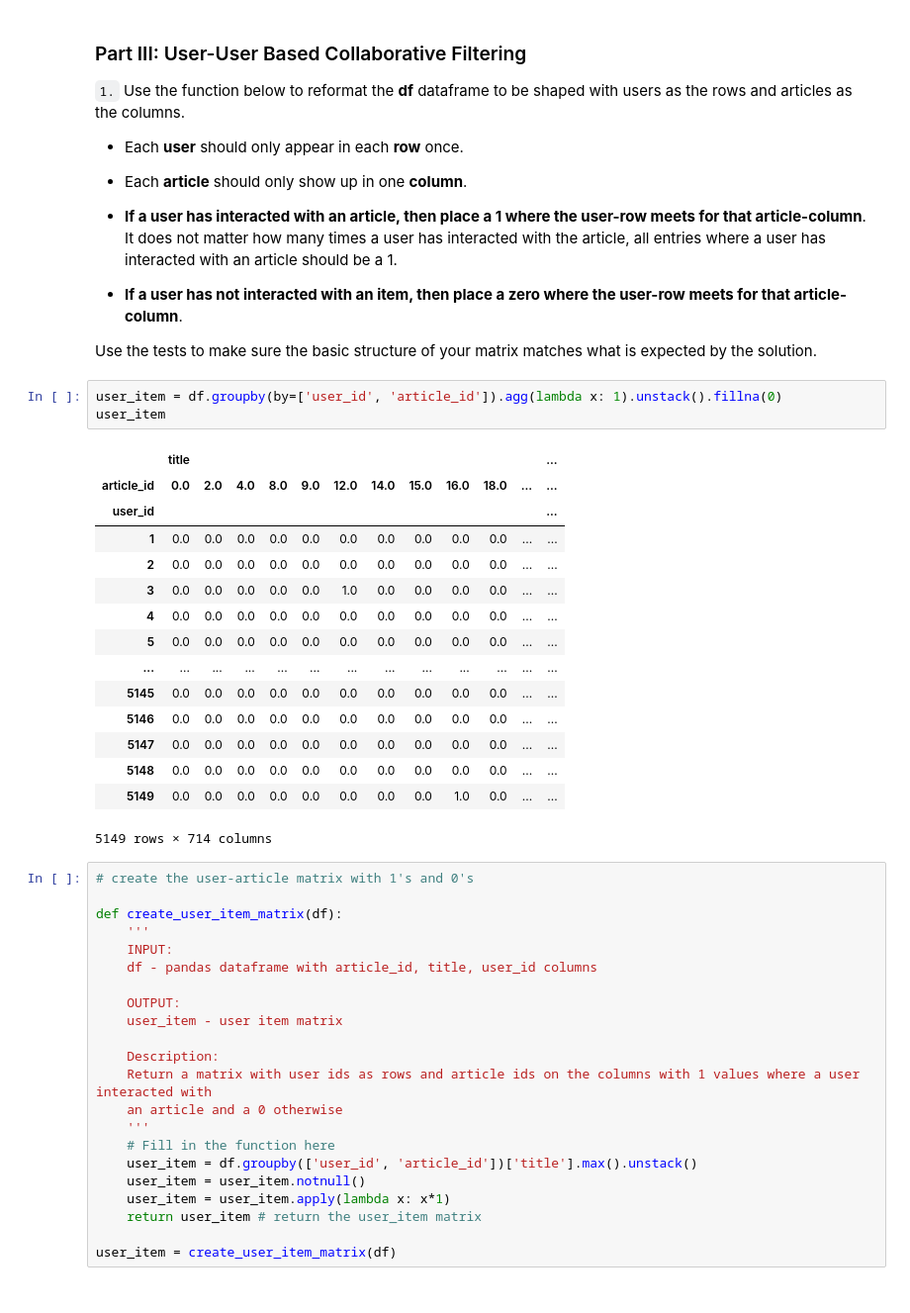
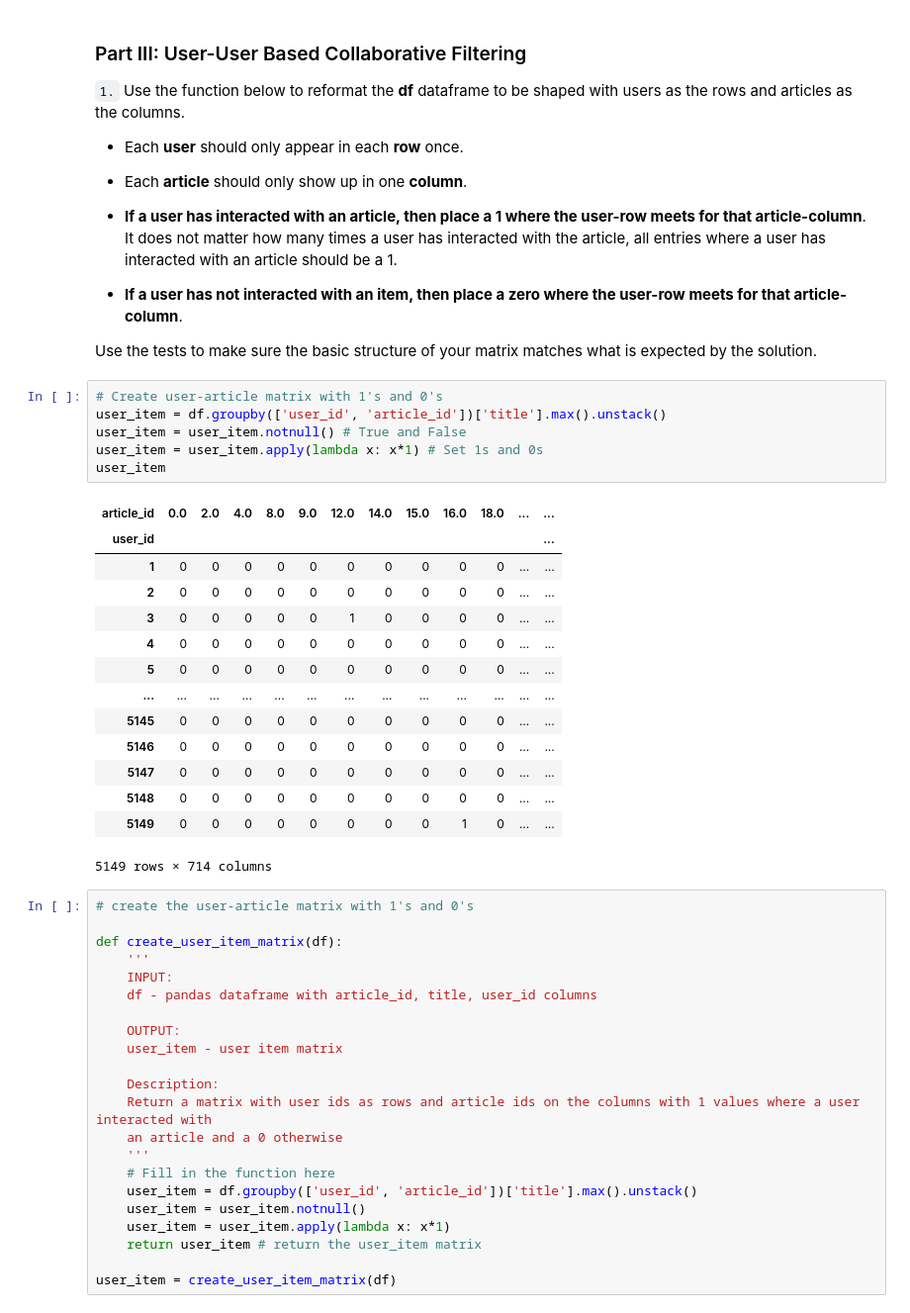
Before and after one commit to peterle93/Recommendations-with-IBM, a Jupyter notebook: Recommendations_with_IBM.ipynb, the cells around one changed output. Shown at 99% size. Cells and saved outputs as stored; diff of their text form.

```diff
--- a/Recommendations_with_IBM.ipynb
+++ b/Recommendations_with_IBM.ipynb
@@ -331,25 +329,27 @@ Your top_20 looks like the solution list! Nice job.
 * **If a user has not interacted with an item, then place a zero where the user-row meets for that article-column**.
 
 Use the tests to make sure the basic structure of your matrix matches what is expected by the solution.
-# %%
-user_item = df.groupby(by=['user_id', 'article_id']).agg(lambda x: 1).unstack().fillna(0)
-user_item
-# %% [output]
-|  | title |  |  |  |  |  |  |  |  |  |  | ... |
-| article_id | 0.0 | 2.0 | 4.0 | 8.0 | 9.0 | 12.0 | 14.0 | 15.0 | 16.0 | 18.0 | ... | ... |
-| user_id |  |  |  |  |  |  |  |  |  |  |  | ... |
-| 1 | 0.0 | 0.0 | 0.0 | 0.0 | 0.0 | 0.0 | 0.0 | 0.0 | 0.0 | 0.0 | ... | ... |
-| 2 | 0.0 | 0.0 | 0.0 | 0.0 | 0.0 | 0.0 | 0.0 | 0.0 | 0.0 | 0.0 | ... | ... |
-| 3 | 0.0 | 0.0 | 0.0 | 0.0 | 0.0 | 1.0 | 0.0 | 0.0 | 0.0 | 0.0 | ... | ... |
-| 4 | 0.0 | 0.0 | 0.0 | 0.0 | 0.0 | 0.0 | 0.0 | 0.0 | 0.0 | 0.0 | ... | ... |
-| 5 | 0.0 | 0.0 | 0.0 | 0.0 | 0.0 | 0.0 | 0.0 | 0.0 | 0.0 | 0.0 | ... | ... |
-| ... | ... | ... | ... | ... | ... | ... | ... | ... | ... | ... | ... | ... |
-| 5145 | 0.0 | 0.0 | 0.0 | 0.0 | 0.0 | 0.0 | 0.0 | 0.0 | 0.0 | 0.0 | ... | ... |
-| 5146 | 0.0 | 0.0 | 0.0 | 0.0 | 0.0 | 0.0 | 0.0 | 0.0 | 0.0 | 0.0 | ... | ... |
-| 5147 | 0.0 | 0.0 | 0.0 | 0.0 | 0.0 | 0.0 | 0.0 | 0.0 | 0.0 | 0.0 | ... | ... |
-| 5148 | 0.0 | 0.0 | 0.0 | 0.0 | 0.0 | 0.0 | 0.0 | 0.0 | 0.0 | 0.0 | ... | ... |
-| 5149 | 0.0 | 0.0 | 0.0 | 0.0 | 0.0 | 0.0 | 0.0 | 0.0 | 1.0 | 0.0 | ... | ... |
-5149 rows × 714 columns
+# %%
+# Create user-article matrix with 1's and 0's
+user_item = df.groupby(['user_id', 'article_id'])['title'].max().unstack()
+user_item = user_item.notnull() # True and False
+user_item = user_item.apply(lambda x: x*1) # Set 1s and 0s
+user_item
+# %% [output]
+| article_id | 0.0 | 2.0 | 4.0 | 8.0 | 9.0 | 12.0 | 14.0 | 15.0 | 16.0 | 18.0 | ... | ... |
+| user_id |  |  |  |  |  |  |  |  |  |  |  | ... |
+| 1 | 0 | 0 | 0 | 0 | 0 | 0 | 0 | 0 | 0 | 0 | ... | ... |
+| 2 | 0 | 0 | 0 | 0 | 0 | 0 | 0 | 0 | 0 | 0 | ... | ... |
+| 3 | 0 | 0 | 0 | 0 | 0 | 1 | 0 | 0 | 0 | 0 | ... | ... |
+| 4 | 0 | 0 | 0 | 0 | 0 | 0 | 0 | 0 | 0 | 0 | ... | ... |
+| 5 | 0 | 0 | 0 | 0 | 0 | 0 | 0 | 0 | 0 | 0 | ... | ... |
+| ... | ... | ... | ... | ... | ... | ... | ... | ... | ... | ... | ... | ... |
+| 5145 | 0 | 0 | 0 | 0 | 0 | 0 | 0 | 0 | 0 | 0 | ... | ... |
+| 5146 | 0 | 0 | 0 | 0 | 0 | 0 | 0 | 0 | 0 | 0 | ... | ... |
+| 5147 | 0 | 0 | 0 | 0 | 0 | 0 | 0 | 0 | 0 | 0 | ... | ... |
+| 5148 | 0 | 0 | 0 | 0 | 0 | 0 | 0 | 0 | 0 | 0 | ... | ... |
+| 5149 | 0 | 0 | 0 | 0 | 0 | 0 | 0 | 0 | 1 | 0 | ... | ... |
+5149 rows × 714 columns
 # %%
 # create the user-article matrix with 1's and 0's
 
```
Also changed, not shown: parts of 16 cells of this notebook, 1 other file.
